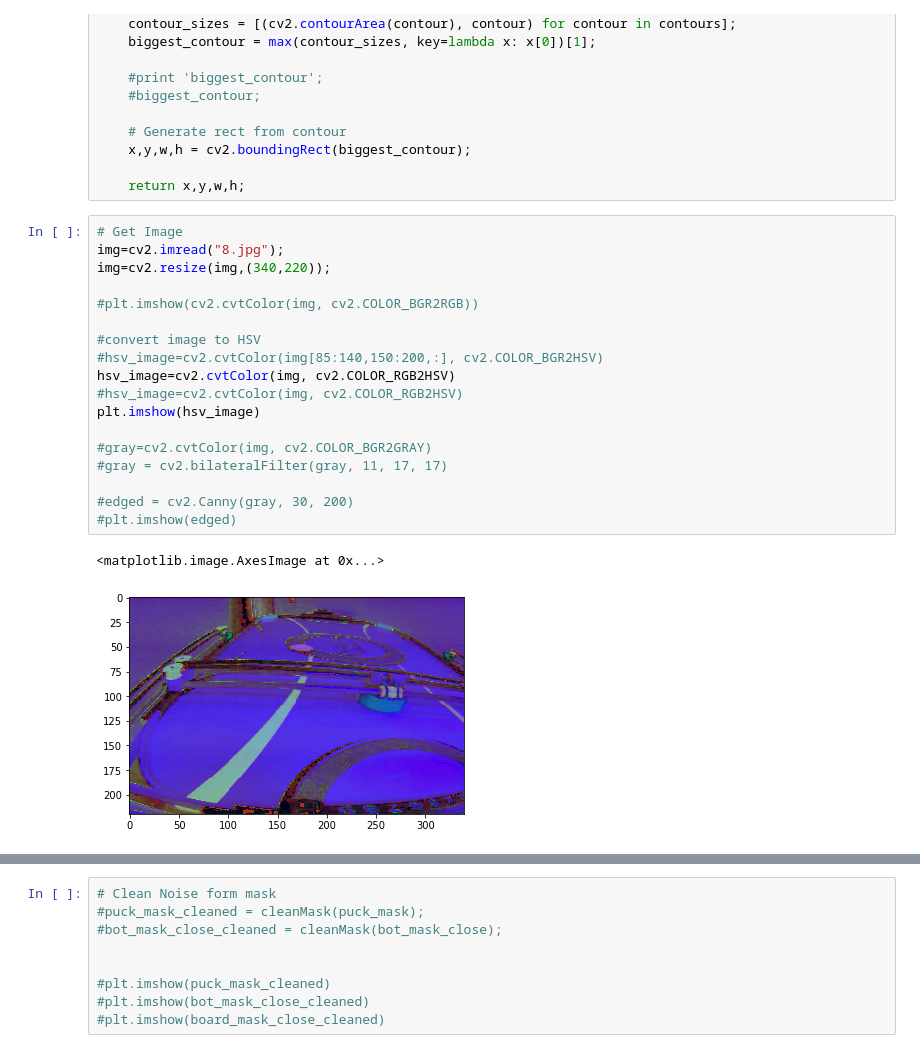
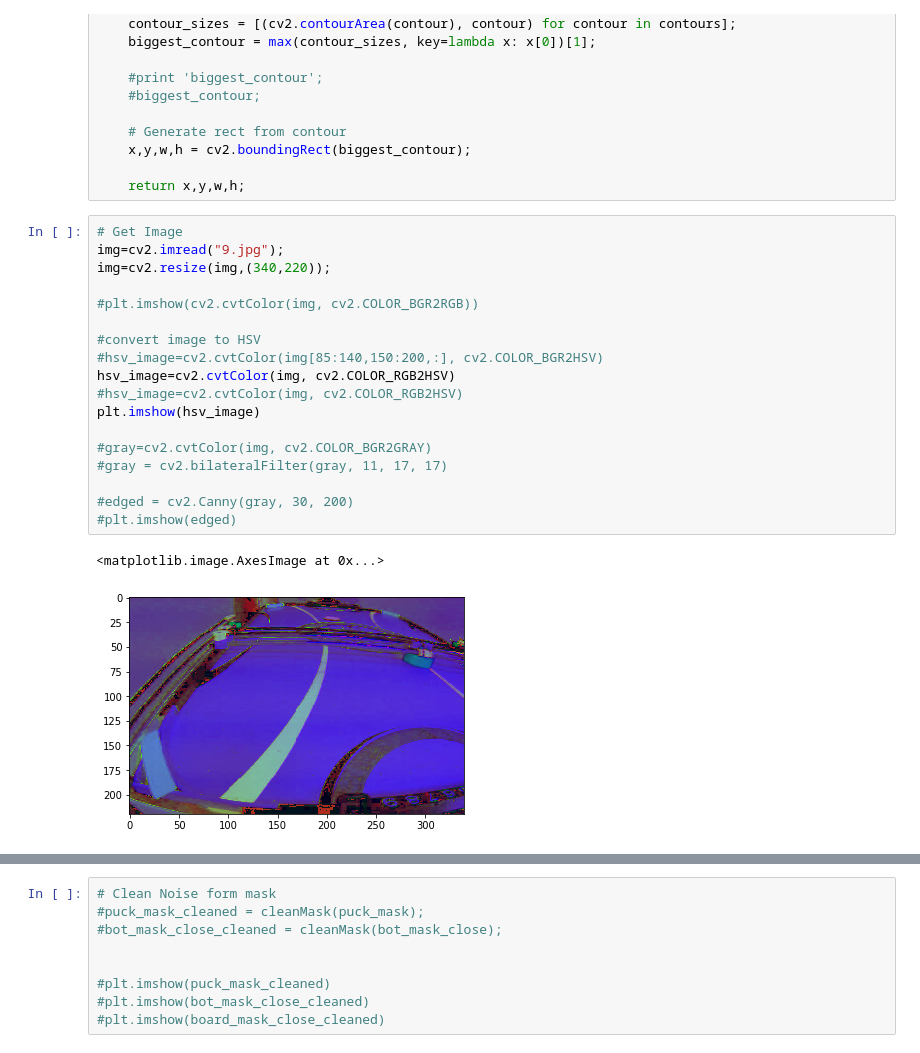
Before and after one commit to Positronic-IO/air-hockey, a Jupyter notebook: notebooks/ahr_detection.ipynb, the cells around one changed output, grey strips where cells are left out. Drawn from its saved outputs; the diff is of its cells as text.

```diff
--- a/notebooks/ahr_detection.ipynb
+++ b/notebooks/ahr_detection.ipynb
@@ -113,24 +113,24 @@ def getMaskRectangle(clean_mask):
     return x,y,w,h;
 # %%
 # Get Image
-img=cv2.imread("8.jpg");
+img=cv2.imread("9.jpg");
 img=cv2.resize(img,(340,220));
 
 #plt.imshow(cv2.cvtColor(img, cv2.COLOR_BGR2RGB))
 
 #convert image to HSV
 #hsv_image=cv2.cvtColor(img[85:140,150:200,:], cv2.COLOR_BGR2HSV)
 hsv_image=cv2.cvtColor(img, cv2.COLOR_RGB2HSV)
 #hsv_image=cv2.cvtColor(img, cv2.COLOR_RGB2HSV)
 plt.imshow(hsv_image)
 
 #gray=cv2.cvtColor(img, cv2.COLOR_BGR2GRAY)
 #gray = cv2.bilateralFilter(gray, 11, 17, 17)
 
 #edged = cv2.Canny(gray, 30, 200)
 #plt.imshow(edged)
 # %% [output]
 <matplotlib.image.AxesImage at 0x...>
-[figure, old version]
+[figure, new version]
 # %%
 # Get HSV Mask for bot and puck from HSV image.
```
Also changed, not shown: parts of 10 cells of this notebook, 3 other files.
